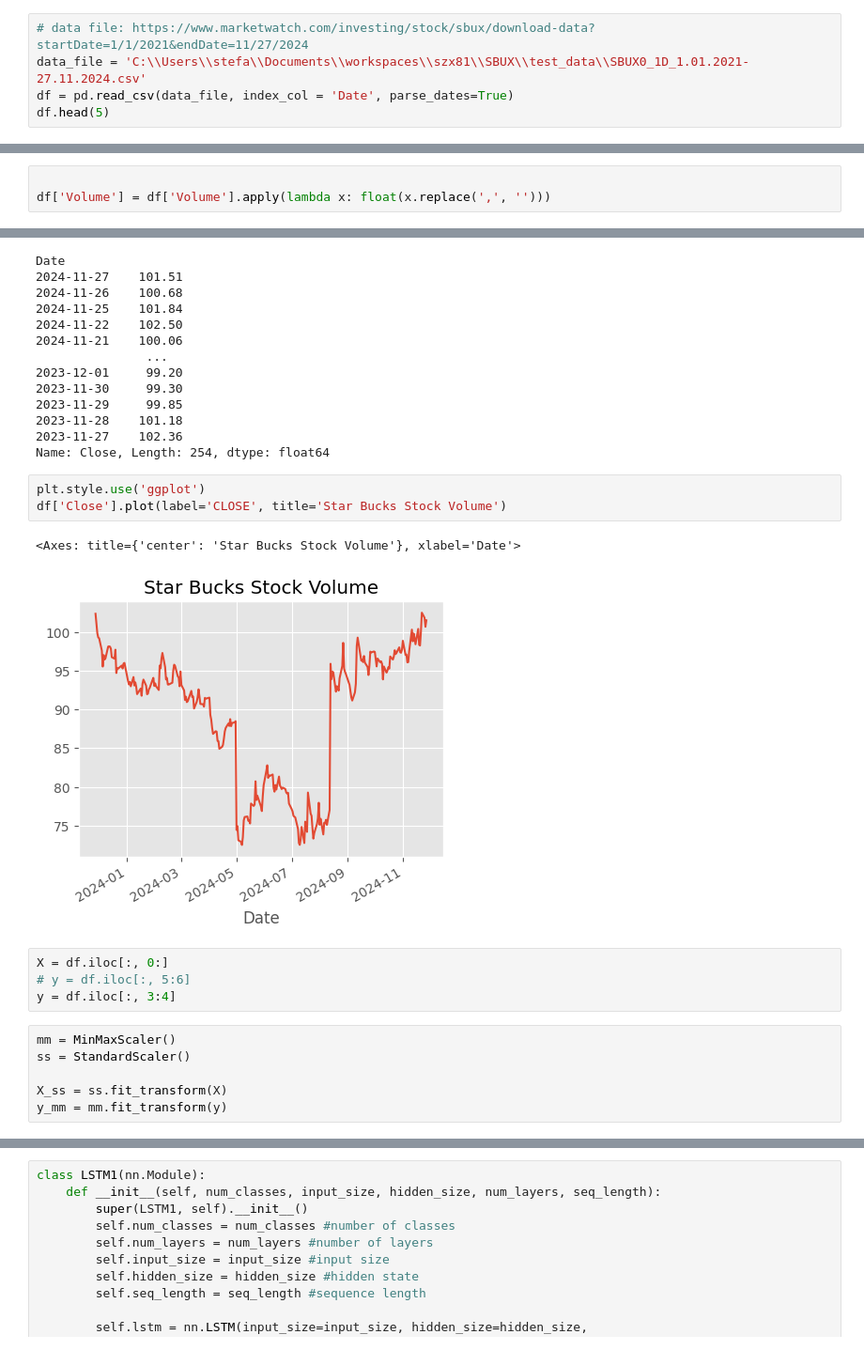
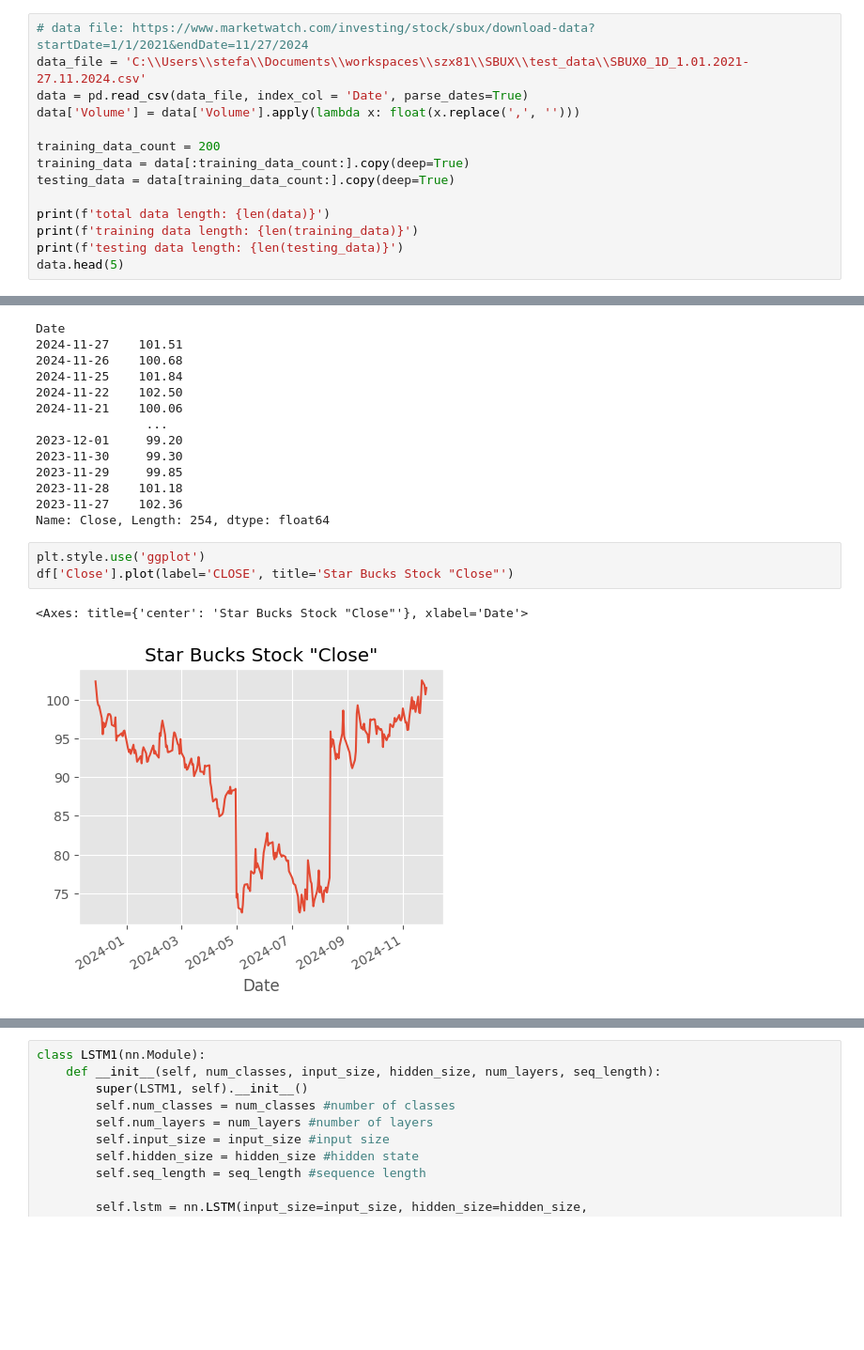
Before and after one commit to stefanzarembinski/szx81, a Jupyter notebook: src/LSTM/tutorial.ipynb, the cells around one changed output, grey strips where cells are left out. Shown at 94% size. Saved outputs shown, nothing was run; the diff lists cells and outputs as text; blank space fills up the shorter version.

```diff
--- a/src/LSTM/tutorial.ipynb
+++ b/src/LSTM/tutorial.ipynb
@@ -13,6 +13,15 @@ plt.rcParams['figure.figsize'] = (5, 4)
 # %%
 # data file: https://www.marketwatch.com/investing/stock/sbux/download-data?startDate=1/1/2021&endDate=11/27/2024
 data_file = 'C:\\Users\\stefa\\Documents\\workspaces\\szx81\\SBUX\\test_data\\SBUX0_1D_1.01.2021-27.11.2024.csv'
-df = pd.read_csv(data_file, index_col = 'Date', parse_dates=True)
-df.head(5)
+data = pd.read_csv(data_file, index_col = 'Date', parse_dates=True)
+data['Volume'] = data['Volume'].apply(lambda x: float(x.replace(',', '')))
+
+training_data_count = 200
+training_data = data[:training_data_count:].copy(deep=True)
+testing_data = data[training_data_count:].copy(deep=True)
+
+print(f'total data length: {len(data)}')
+print(f'training data length: {len(training_data)}')
+print(f'testing data length: {len(testing_data)}')
+data.head(5)
 # %% [output]
@@ -26,3 +37,0 @@ df.head(5)
-# %%
-
-df['Volume'] = df['Volume'].apply(lambda x: float(x.replace(',', '')))
@@ -60,17 +53,7 @@ Date
 Name: Close, Length: 254, dtype: float64
 # %%
 plt.style.use('ggplot')
-df['Close'].plot(label='CLOSE', title='Star Bucks Stock Volume')
+df['Close'].plot(label='CLOSE', title='Star Bucks Stock "Close"')
 # %% [output]
-<Axes: title={'center': 'Star Bucks Stock Volume'}, xlabel='Date'>
+<Axes: title={'center': 'Star Bucks Stock "Close"'}, xlabel='Date'>
-[figure, old version]
+[figure, new version]
-# %%
-X = df.iloc[:, 0:]
-# y = df.iloc[:, 5:6]
-y = df.iloc[:, 3:4]
-# %%
-mm = MinMaxScaler()
-ss = StandardScaler()
-
-X_ss = ss.fit_transform(X)
-y_mm = mm.fit_transform(y)
```
Also changed, not shown: parts of 14 cells of this notebook, 3 other files.
